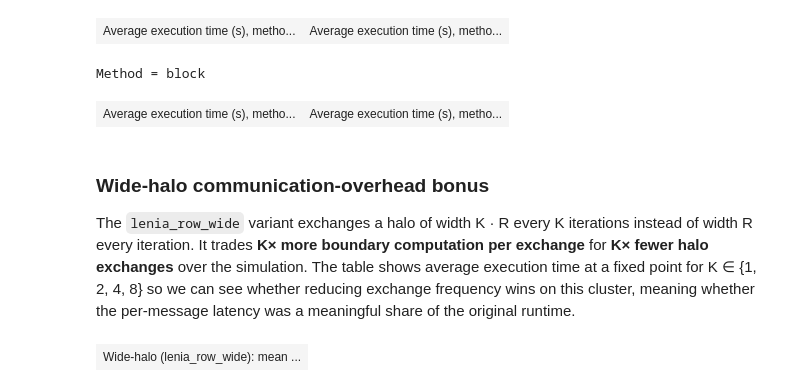
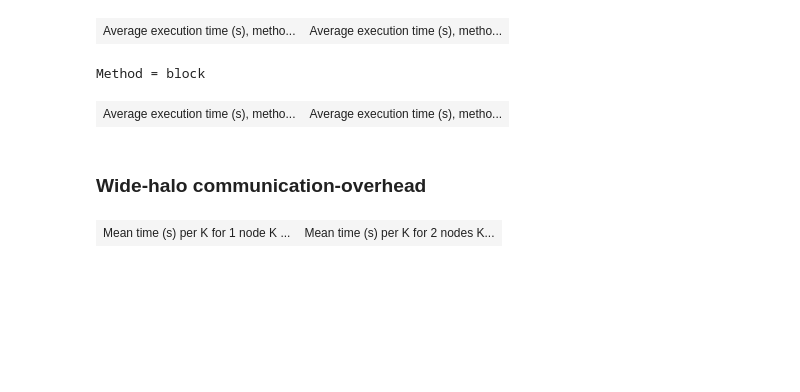
Before and after one commit to Edelwy/HPC, a Jupyter notebook: Assignment4/results/analiza.ipynb, the cells around one changed output. Cells and saved outputs as stored; diff of their text form; code cells hidden in the pictures; blank space fills up the shorter version.

```diff
--- a/Assignment4/results/analiza.ipynb
+++ b/Assignment4/results/analiza.ipynb
@@ -147,18 +136,20 @@ Method = row
 | Average execution time (s), metho... | Average execution time (s), metho... |
 Method = block
 | Average execution time (s), metho... | Average execution time (s), metho... |
-# %% [markdown]
-### Wide-halo communication-overhead bonus
-
-The `lenia_row_wide` variant exchanges a halo of width K · R every K iterations instead of width R every iteration. It trades **K× more boundary computation per exchange** for **K× fewer halo exchanges** over the simulation. The table shows average execution time at a fixed point for K ∈ {1, 2, 4, 8} so we can see whether reducing exchange frequency wins on this cluster, meaning whether the per-message latency was a meaningful share of the original runtime.
+# %% [markdown]
+### Wide-halo communication-overhead
 # %%
 # Wide-halo K sweep (bonus). Halo width = K * R, exchange every K iterations.
+# Split by node count so 1-node and 2-node K curves can be compared side by side.
 _wide = _csv[_csv["Method"] == "row_wide"].copy()
-if not _wide.empty:
-    df_wide = _wide.groupby(["Size", "Procs", "Halo"])["Time"].mean().unstack("Halo")
-    df_wide.attrs["name"] = "Wide-halo (lenia_row_wide): mean time per K, indexed by (Size, Procs)"
-    display_list([df_wide], axis=1)
-else:
-    print("No row_wide results found yet.")
+tables = []
+for n in sorted(_wide["Nodes"].dropna().unique()):
+    sub = _wide[_wide["Nodes"] == n]
+    df = sub.groupby(["Size", "Procs", "Halo"])["Time"].mean().unstack("Halo")
+    df.columns.name = "K"
+    suffix = f"{int(n)} node" + ("s" if int(n) > 1 else "")
+    df.attrs["name"] = f"Mean time (s) per K for {suffix}"
+    tables.append(df)
+display_list(tables, axis=1)
 # %% [output]
-| Wide-halo (lenia_row_wide): mean ... |
+| Mean time (s) per K for 1 node K ... | Mean time (s) per K for 2 nodes K... |
```
Also changed, not shown: parts of 5 cells of this notebook, 8 other files.
